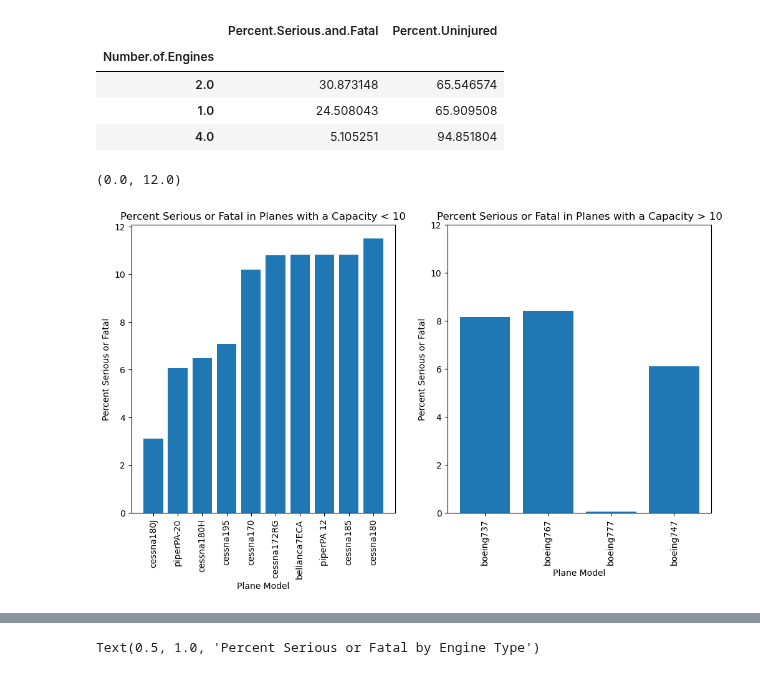
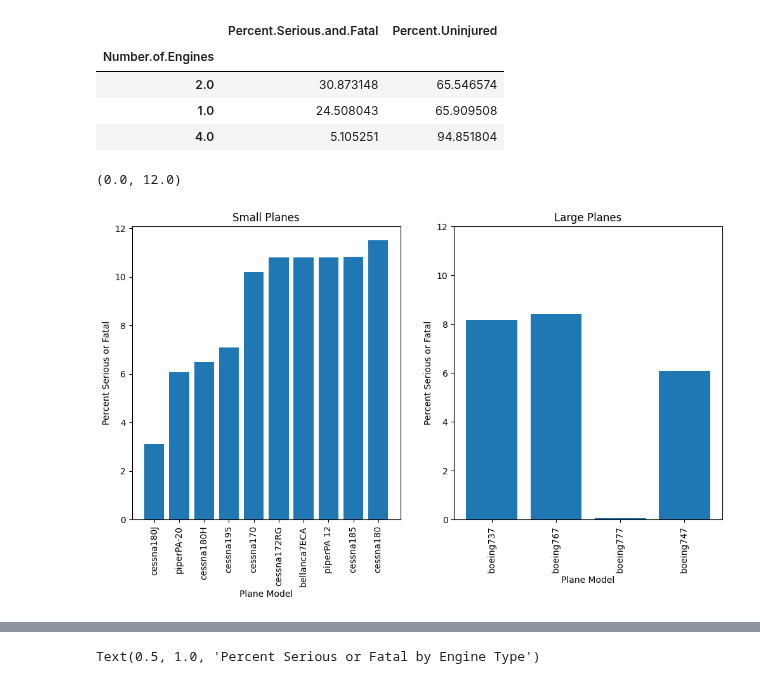
Before and after one commit to learn-co-curriculum/dsc-phase-1-project-v3, a Jupyter notebook: Notebooks/Visualizations_Colby.ipynb, the cells around one changed output, grey strips where cells are left out. Drawn from its saved outputs; the diff is of its cells as text; code cells hidden in the pictures.

```diff
--- a/Notebooks/Visualizations_Colby.ipynb
+++ b/Notebooks/Visualizations_Colby.ipynb
@@ -24,33 +24,33 @@ engine_num
 # %%
 #
 
 
 x1 = top_ten_small_planes_model
 y1 = top_ten_small_planes_percmajor
 
 x2 = list(by_model_final_over_20.index)
 y2 = list(by_model_final_over_20['Percent.Serious.and.Fatal'])
 
 fig, ax = plt.subplots(1, 2, figsize = (12,6))
 
 # Plot data
 
 ax[0].bar(x1, y1)
 ax[1].bar(x2, y2)
 
 # Customize appearance
 ax[0].tick_params(axis="x", labelrotation=90)
 ax[0].set_ylabel('Percent Serious or Fatal')
 ax[0].set_xlabel("Plane Model")
-ax[0].set_title("Percent Serious or Fatal in Planes with a Capacity < 10")
+ax[0].set_title("Small Planes")
 ax[1].tick_params(axis="x", labelrotation=90)
 ax[1].set_ylabel("Percent Serious or Fatal")
 ax[1].set_xlabel("Plane Model")
-ax[1].set_title("Percent Serious or Fatal in Planes with a Capacity > 10")
+ax[1].set_title("Large Planes")
 plt.ylim(0,12)
 # %% [output]
 (0.0, 12.0)
-[figure, old version]
+[figure, new version]
 # %%
 df_trimmed
 # %% [output]
```
Also changed, not shown: parts of 1 cell of this notebook.
